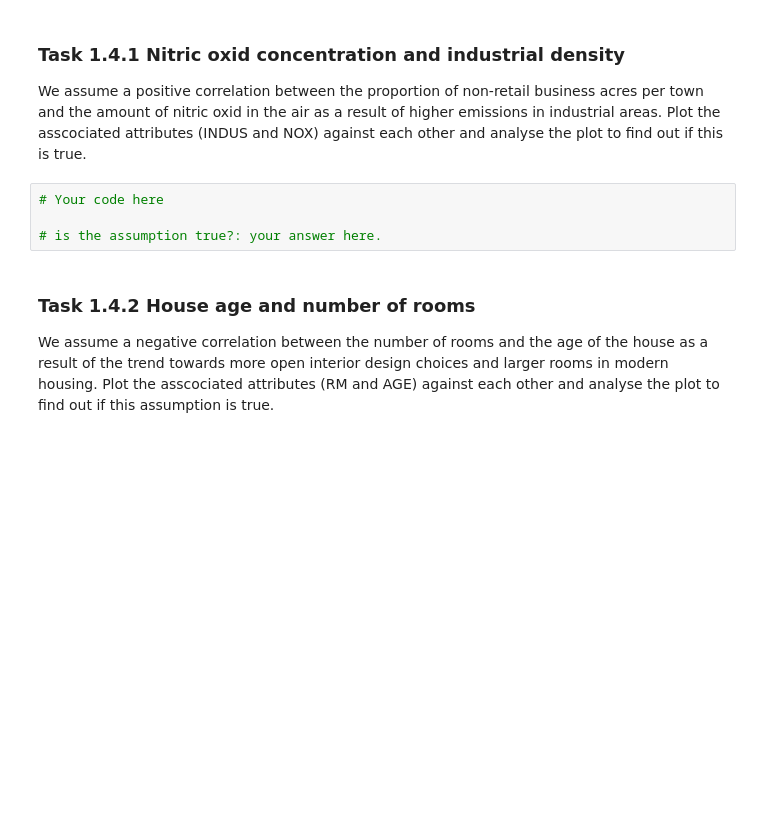
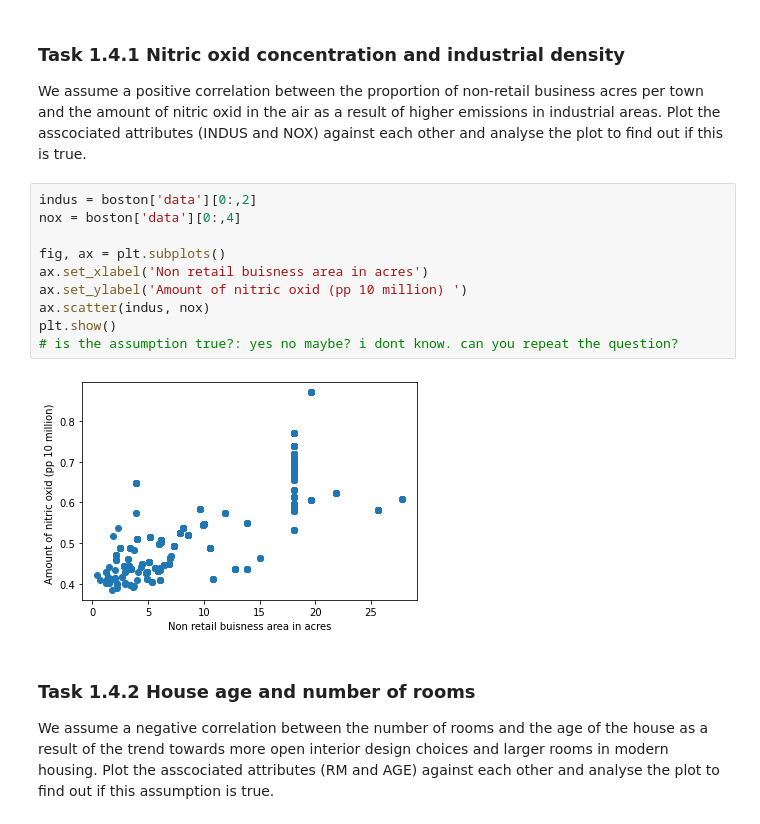
Before and after one commit to joe-hannes/DAIS, a Jupyter notebook: week2/PlottingCorrelation.ipynb, the cells around one changed output. Drawn from its saved outputs; the diff is of its cells as text; blank space fills up the shorter version.

```diff
--- a/week2/PlottingCorrelation.ipynb
+++ b/week2/PlottingCorrelation.ipynb
@@ -229,9 +232,17 @@ Don't forget the title and axes labeling for your plots!
 We assume a positive correlation between the proportion of non-retail business acres per town and the amount of nitric oxid in the air as a result of higher emissions in industrial areas.
 Plot the asscociated attributes (INDUS and NOX) against each other and analyse the plot to find out if this is true.
 # %%
-# Your code here
+indus = boston['data'][0:,2]
+nox = boston['data'][0:,4]
 
-# is the assumption true?: your answer here.
+fig, ax = plt.subplots()
+ax.set_xlabel('Non retail buisness area in acres')
+ax.set_ylabel('Amount of nitric oxid (pp 10 million) ')
+ax.scatter(indus, nox)
+plt.show()
+# is the assumption true?: yes no maybe? i dont know. can you repeat the question?
+# %% [output]
+[figure, added]
 # %% [markdown]
 ### Task 1.4.2 House age and number of rooms
 
```
Also changed, not shown: parts of 6 cells of this notebook.
